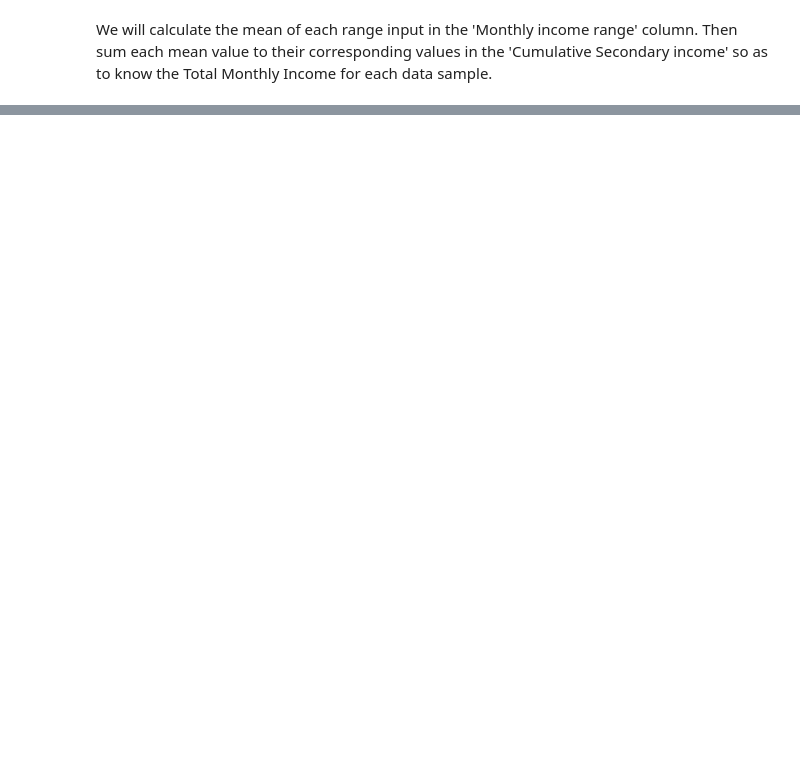
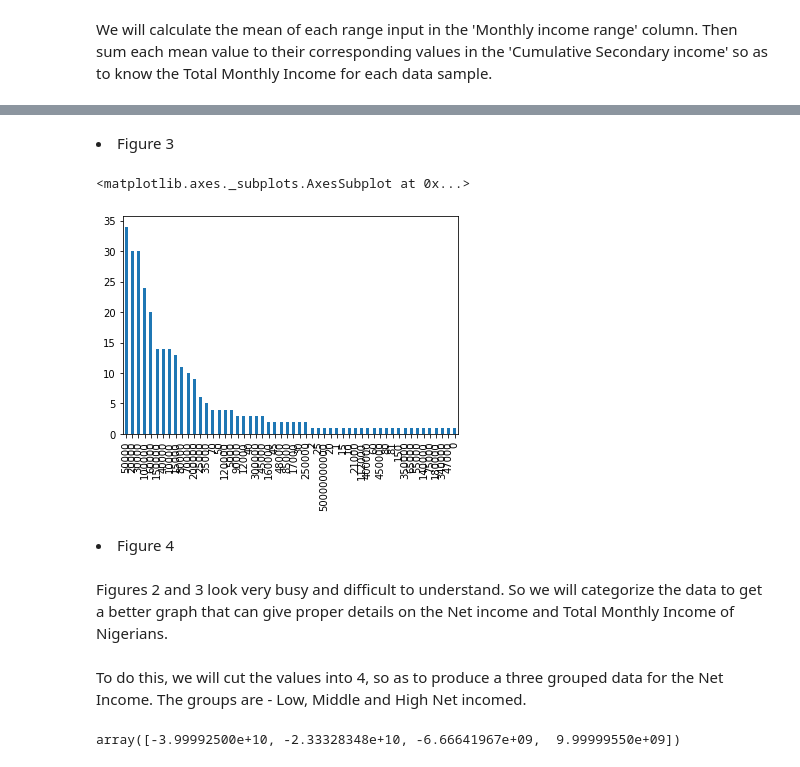
Before and after one commit to sharonibejih/Analysis-on-Nigerians-Demography, a Jupyter notebook: PROJECT .ipynb, the cells around one changed output, grey strips where cells are left out. Saved outputs shown, nothing was run; the diff lists cells and outputs as text; code cells hidden in the pictures; blank space fills up the shorter version.

```diff
--- a/PROJECT .ipynb
+++ b/PROJECT .ipynb
@@ -237,0 +392,18 @@ Data['Monthly income']= Data['Cumulative Secondary Income']+ Data['Monthly Expen
+# %% [markdown]
+<li> Figure 3
+# %%
+Data['Monthly Expenditure'].value_counts().plot(kind = "bar")
+# %% [output]
+<matplotlib.axes._subplots.AxesSubplot at 0x...>
+[figure, added]
+# %% [markdown]
+<li> Figure 4
+# %% [markdown]
+Figures 2 and 3 look very busy and difficult to understand. So we will categorize the data to get a better graph that can give proper details on the Net income and Total Monthly Income of Nigerians.
+# %% [markdown]
+To do this, we will cut the values into 4, so as to produce a three grouped data for the Net Income. The groups are - Low, Middle and High Net incomed.
+# %%
+net_income = np.linspace(min(Data['Net Income']), max(Data['Net Income']), 4)
+net_income
+# %% [output]
+array([-3.99992500e+10, -2.33328348e+10, -6.66641967e+09,  9.99999550e+09])
```
Also changed, not shown: parts of 59 cells of this notebook.
